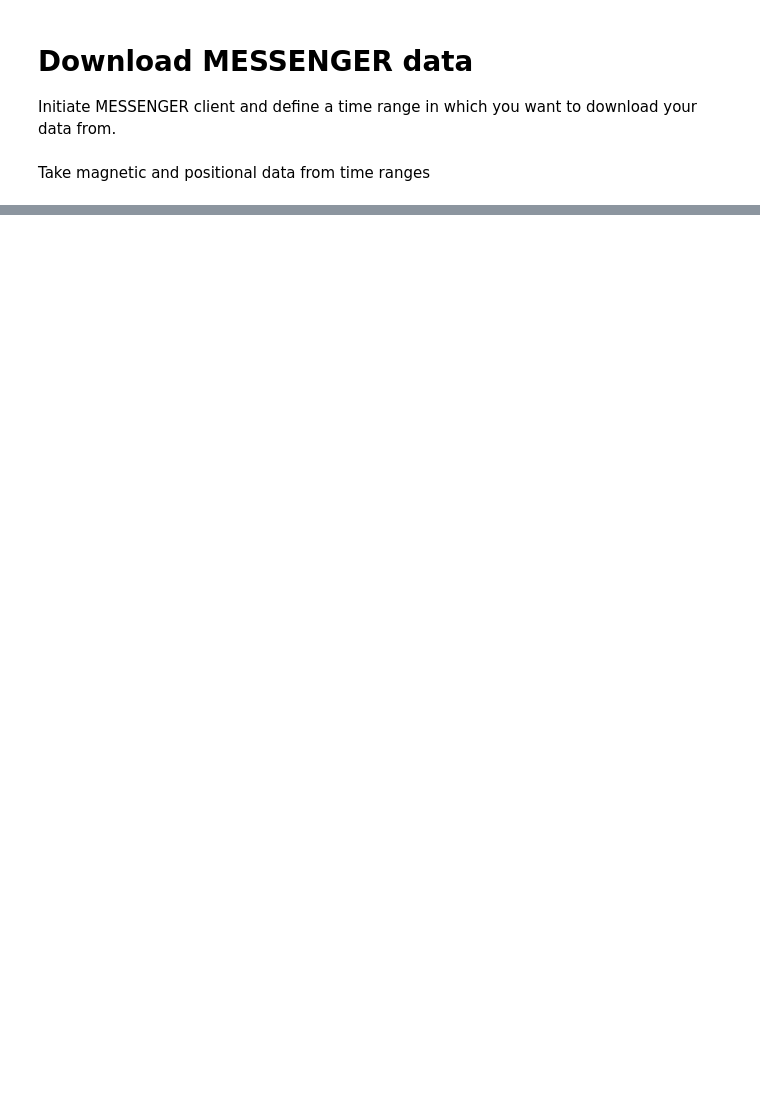
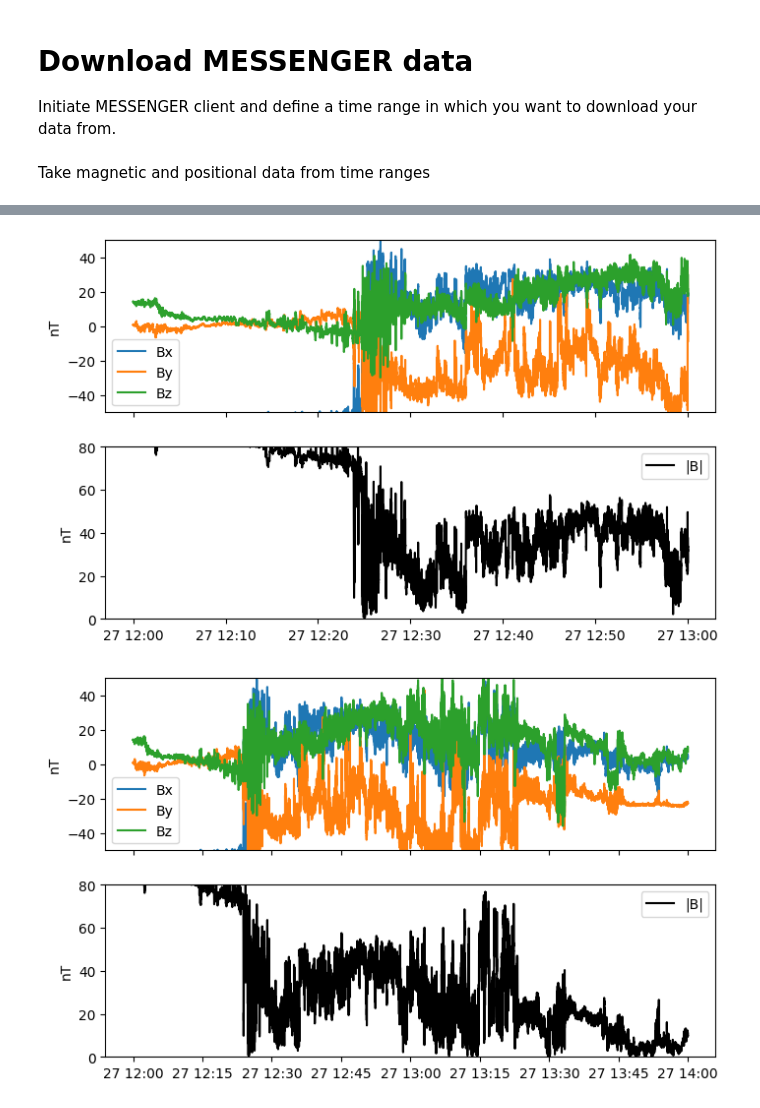
Before and after one commit to odanny-oc/DIASMercuryMagnetosphere, a Jupyter notebook: magnetosphere_plots.ipynb, the cells around one changed output, grey strips where cells are left out. Saved outputs shown, nothing was run; the diff lists cells and outputs as text; code cells hidden in the pictures; blank space fills up the shorter version.

Commit message:
Notes and notebook plots

```diff
--- a/magnetosphere_plots.ipynb
+++ b/magnetosphere_plots.ipynb
@@ -21,6 +21,8 @@ c = ClientMESSENGER()
 time_range_1_hour = TimeRange("2011-09-27T12:00", "2011-09-27T13:00")
 time_range_2_hour = TimeRange("2011-09-27T12:00", "2011-09-27T14:00")
 time_range_8_hour = TimeRange("2011-09-27T12:00", "2011-09-27T20:00")
+
+mag_data = {}
 
 c.query(time_range_1_hour, "MAG")
 all_mag_data_1_hour = c.fetch()
@@ -31,16 +33,14 @@ all_mag_data_2_hour = c.fetch()
 c.query(time_range_8_hour, "MAG")
 all_mag_data_8_hour = c.fetch()
 
-mes_data_1_hour: QTable = parse_messenger_mag(all_mag_data_1_hour, time_range_1_hour)
-mes_data_2_hour: QTable = parse_messenger_mag(all_mag_data_2_hour, time_range_2_hour)
-mes_data_8_hour: QTable = parse_messenger_mag(all_mag_data_8_hour, time_range_8_hour)
+mag_data[0]: QTable = parse_messenger_mag(all_mag_data_1_hour, time_range_1_hour)
+mag_data[1]: QTable = parse_messenger_mag(all_mag_data_2_hour, time_range_2_hour)
+mag_data[2]: QTable = parse_messenger_mag(all_mag_data_8_hour, time_range_8_hour)
 # %% [markdown]
 Take magnetic and positional data from time ranges
 # %%
 def total_mag_field(data):
     total_data = data["UTC", "Bx", "By", "Bz"]
     total_mag_data = np.sqrt(total_data["Bx"]**2 + total_data["Bx"]**2 + total_data["Bz"]**2)
-    mag_field_data = total_data
-    return mag_field_data
-
-print(total_mag_field(mes_data_1_hour))
+    mag_field_data = QTable(data=[data["UTC"], total_mag_data], names=["UTC", "|B|"])
+    return total_data, mag_field_data
@@ -64,0 +47,16 @@ Length = 71996 rows
+# %%
+mag_plotting_data = {}
+mag_panels = {}
+for i in mag_data:
+    mag_plotting_data[i] = total_mag_field(mag_data[i])
+    mag_panels[i] = TimeseriesPanel(mag_plotting_data[i][0]) + TimeseriesPanel(mag_plotting_data[i][1])
+    fig, ax = mag_panels[i].plot(show=False)
+    lines = ax[1].get_lines()
+    lines[0].set_color('k')
+    ax[1].legend()
+    ax[0].set_ylim(-50,50)
+    ax[1].set_ylim(0,80)
+    plt.show()
+# %% [output]
+[figure, added]
+[figure, added]
```
Also changed, not shown: parts of 4 cells of this notebook, 1 other file.
